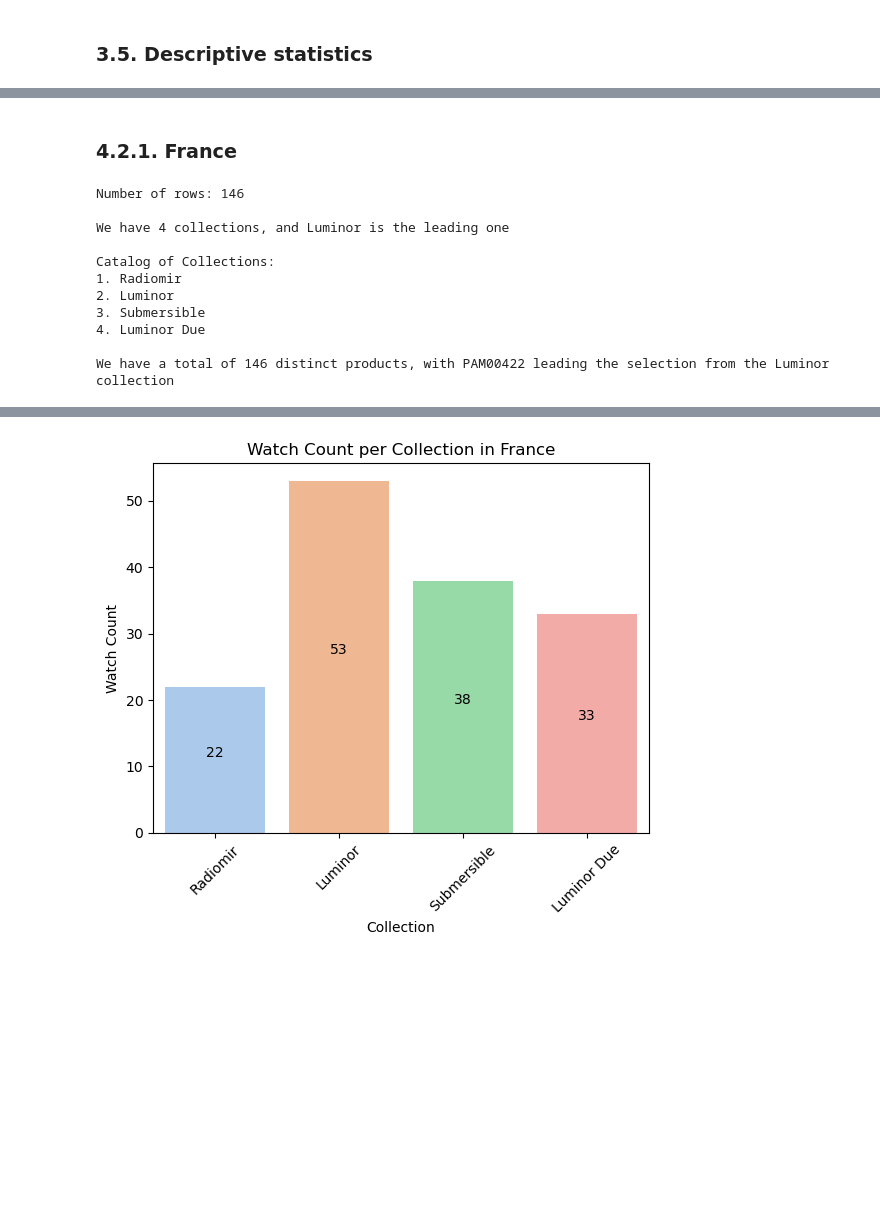
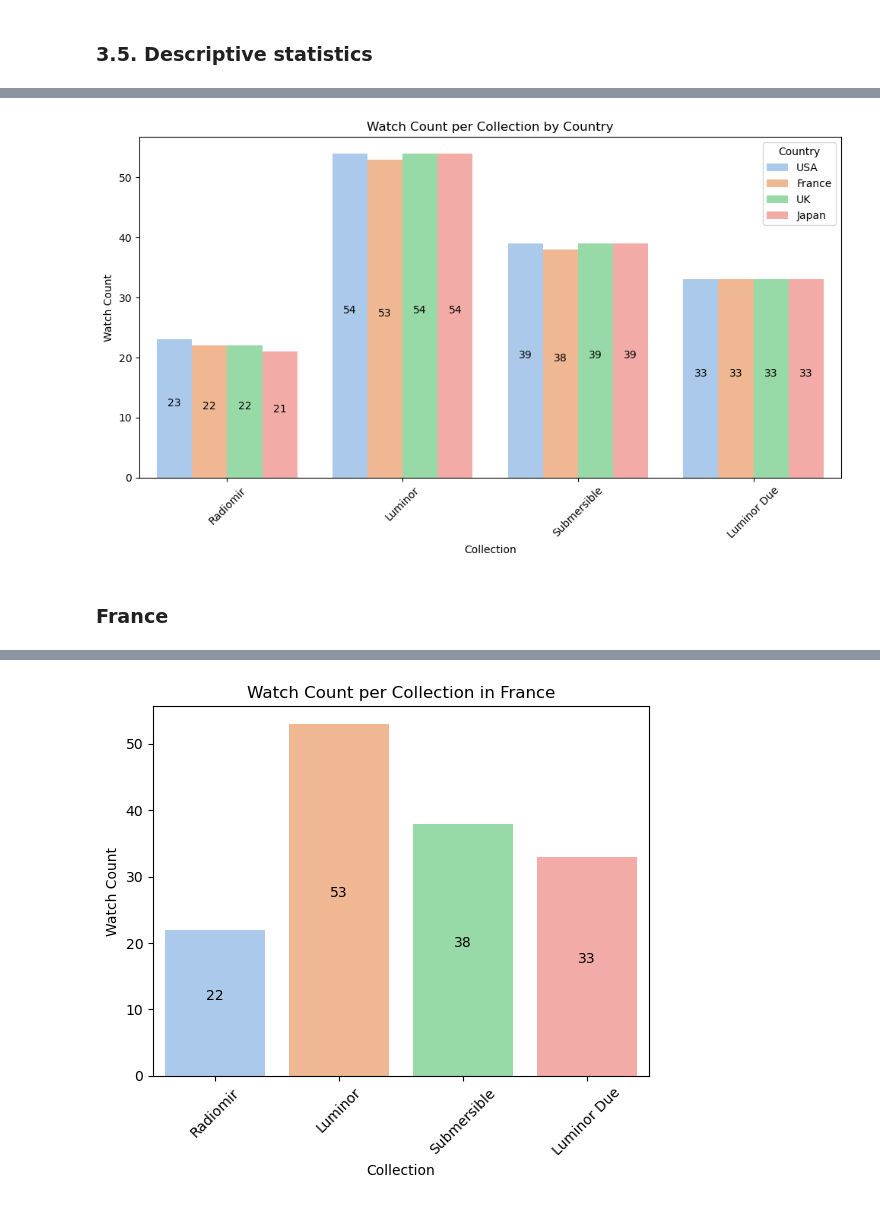
Before and after one commit to Ahak99/Data-Data-Challenge, a Jupyter notebook: notebook/Data&Data - EDA & Business Analysis for Panerai-2025.ipynb, the cells around one changed output, grey strips where cells are left out. Drawn from its saved outputs; the diff is of its cells as text; code cells hidden in the pictures; blank space fills up the shorter version.

```diff
--- a/notebook/Data&Data - EDA & Business Analysis for Panerai-2025.ipynb
+++ b/notebook/Data&Data - EDA & Business Analysis for Panerai-2025.ipynb
@@ -305,3 +117,37 @@ def available_product(data, country=None):
+# %%
+def plot_collection_by_country(data):
+    """
+    Plot the number of items in each collection for each country on the same graph.
+
+    Parameters:
+        data (pd.DataFrame): Data containing at least 'collection' and 'country' columns.
+
+    Returns:
+        None
+    """
+    # Set the figure size
+    plt.figure(figsize=(10, 6))
+
+    # Create a count plot with 'collection' on the x-axis and bars grouped by 'country'
+    ax = sns.countplot(x="collection", hue="country", data=data, palette="pastel")
+
+    # Annotate each bar with its count
+    for p in ax.patches:
+        count = p.get_height()
+        ax.annotate(f'{int(count)}',
+                    (p.get_x() + p.get_width() / 2, p.get_y() + count / 2),
+                    ha='center', va='center',
+                    fontsize=10, color='black',
+                    xytext=(0, 5), textcoords='offset points')
+
+    # Improve readability
+    plt.xticks(rotation=45)
+    plt.xlabel("Collection")
+    plt.ylabel("Watch Count")
+    plt.title("Watch Count per Collection by Country")
+    plt.legend(title="Country")
+    plt.tight_layout()
+    plt.show()
 # %% [markdown]
 # 1. Import librariries
 # %%
@@ -591,2 +317,6 @@ Total of Available products : 417
+# %%
+plot_collection_by_country(data)
+# %% [output]
+[figure, added]
 # %% [markdown]
-### 4.2.1. France
+### France
@@ -595,31 +322,0 @@ country = "France"
-# %%
-# Now use the function on your original data
-number_rows, number_unique_collections, top_collection, number_unique_references, top_reference, collection_list = describe_country(data, country = "France")
-
-print(f"Number of rows: {number_rows}")
-if number_unique_collections == 1:
-    print(f"\nThere is a unique collection, named {top_collection}")
-else:
-    print(f"\nWe have {number_unique_collections} collections, and {top_collection} is the leading one")
-
-print("\nCatalog of Collections:")
-print("\n".join([f"{i+1}. {collection}" for i, collection in enumerate(collection_list)]))
-
-if number_unique_references == 1:
-    print(f"\nThere is a unique reference: {top_reference}")
-else:
-    # Use the original data for lookup, not the summary!
-    collection_for_top_reference = data[data['reference'] == top_reference]['collection'].iloc[0]
-    print(f"\nWe have a total of {number_unique_references} distinct products, with {top_reference} leading the selection from the {collection_for_top_reference} collection")
-# %% [output]
-Number of rows: 146
-
-We have 4 collections, and Luminor is the leading one
-
-Catalog of Collections:
-1. Radiomir
-2. Luminor
-3. Submersible
-4. Luminor Due
-
-We have a total of 146 distinct products, with PAM00422 leading the selection from the Luminor collection
```
Also changed, not shown: parts of 98 cells of this notebook, 3 other files.
